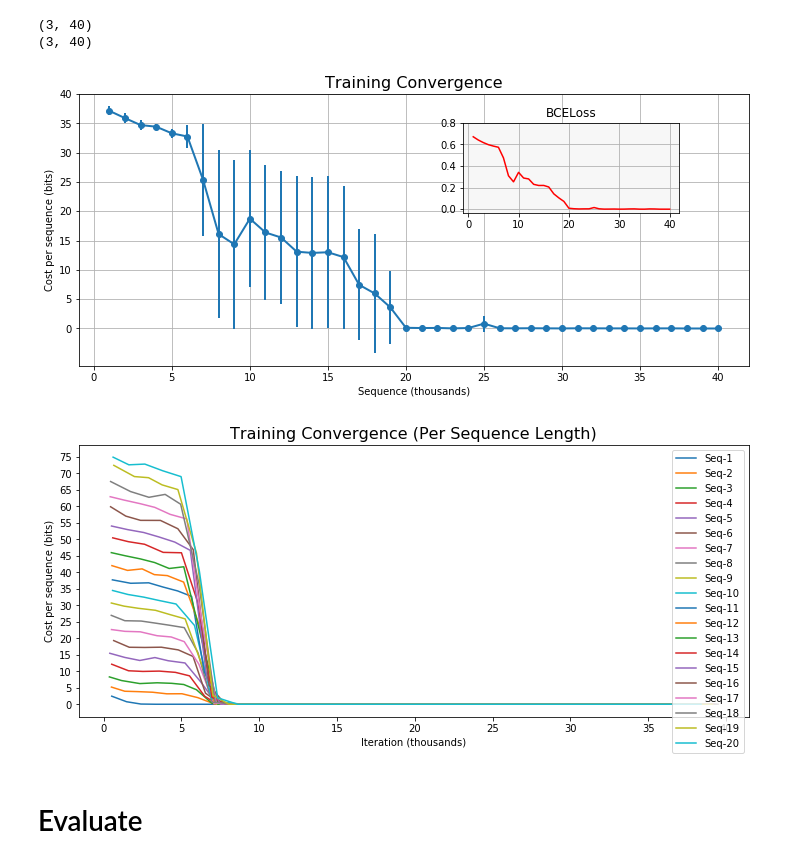
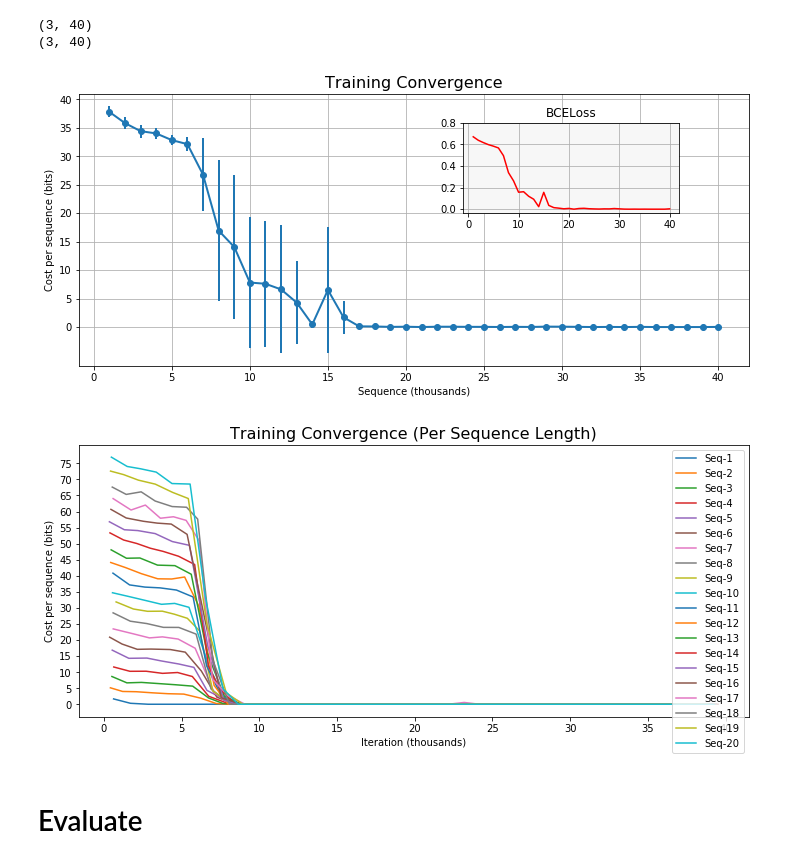
Before and after one commit to loudinthecloud/pytorch-ntm, a Jupyter notebook: notebooks/copy-task-plots.ipynb, the cells around one changed output. Drawn from its saved outputs; the diff is of its cells as text; code cells hidden in the pictures.

Commit message:
README: show new plots for the repeat-copy task

```diff
--- a/notebooks/copy-task-plots.ipynb
+++ b/notebooks/copy-task-plots.ipynb
@@ -33,0 +27,4 @@ files = [
+# %%
+batch_num = 40000
+files = glob("./copy/*-{}.json".format(batch_num))
+files
@@ -77,39 +79,39 @@ plt.grid()
 
 plt.show()
 # %% [output]
-[figure, old version]
+[figure, new version]
 # %%
-loss = history[2]['loss']
-cost = history[2]['cost']
-seq_lengths = history[2]['seq_lengths']
+loss = history[3]['loss']
+cost = history[3]['cost']
+seq_lengths = history[3]['seq_lengths']
 
 unique_sls = set(seq_lengths)
 all_metric = list(zip(range(1, batch_num+1), seq_lengths, loss, cost))
 
 fig = plt.figure(figsize=(12, 5))
 plt.ylabel('Cost per sequence (bits)')
 plt.xlabel('Iteration (thousands)')
 plt.title('Training Convergence (Per Sequence Length)', fontsize=16)
 
 for sl in unique_sls:
     sl_metrics = [i for i in all_metric if i[1] == sl]
 
     x = [i[0] for i in sl_metrics]
     y = [i[3] for i in sl_metrics]
 
     num_pts = len(x) // 50
     total_pts = num_pts * 50
 
     x_mean = [i.mean()/1000 for i in np.split(np.array(x)[:total_pts], num_pts)]
     y_mean = [i.mean() for i in np.split(np.array(y)[:total_pts], num_pts)]
 
     plt.plot(x_mean, y_mean, label='Seq-{}'.format(sl))
 
 plt.yticks(np.arange(0, 80, 5))
 plt.legend(loc=0)
 plt.show()
 # %% [output]
-[figure, old version]
+[figure, new version]
 # %% [markdown]
 # Evaluate
 # %%
```
Also changed, not shown: parts of 10 cells of this notebook, 16 other files.
